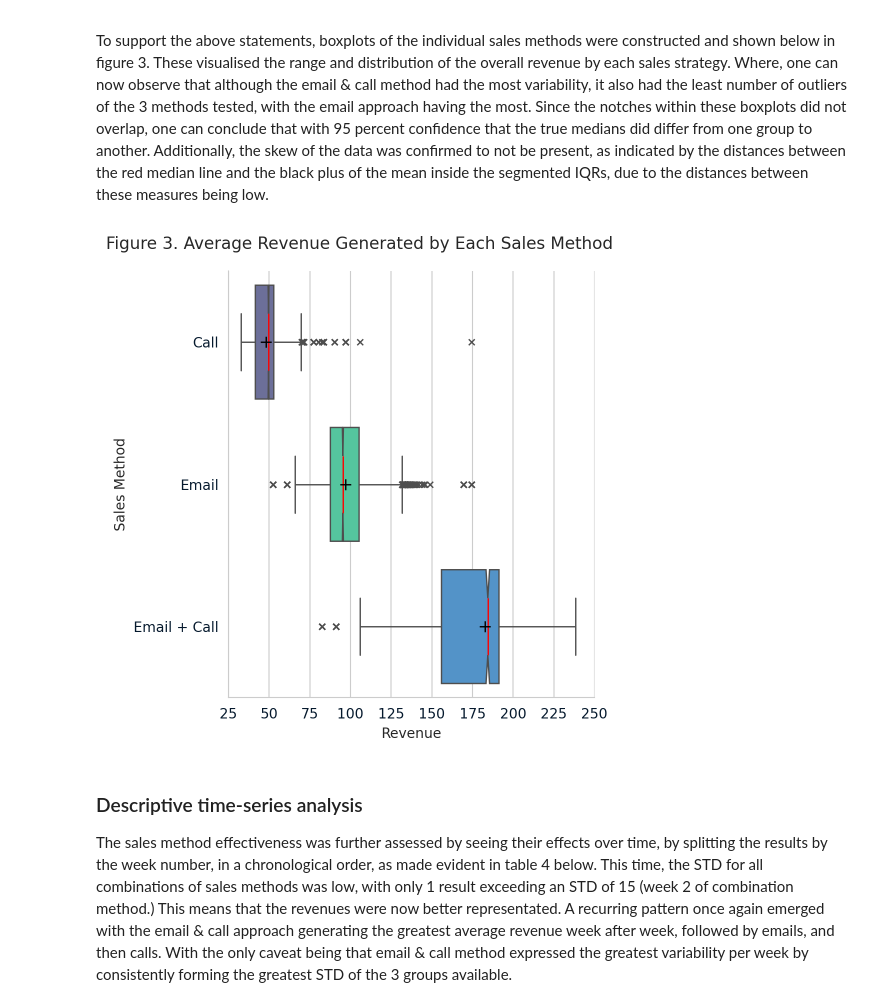
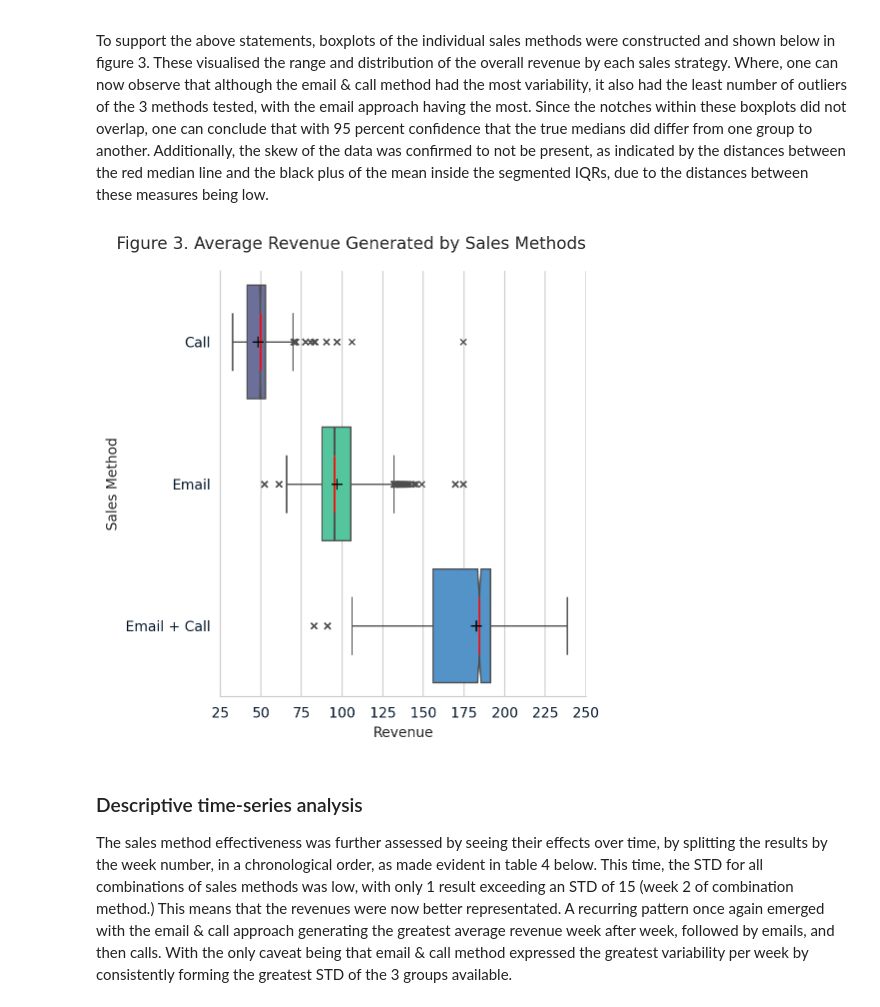
Before and after one commit to David-Golacis/Product-Sales-Analysis, a Jupyter notebook: Original notebook/notebook.ipynb, the cells around one changed output. Cells and saved outputs as stored; diff of their text form; code cells hidden in the pictures.

```diff
--- a/Original notebook/notebook.ipynb
+++ b/Original notebook/notebook.ipynb
@@ -300,18 +316,21 @@ To support the above statements, boxplots of the individual sales methods were c
 # %%
 # Boxplot of average revenue by sales methods
 with sns.axes_style("whitegrid"):
     methods_boxplot = sns.catplot(data=df, kind='box', y='sales_method', x='revenue', notch=True, hue='sales_method',
                                   legend=False, flierprops={"marker": "x"}, fliersize=4,
                                   medianprops={"color": "r", "linewidth": 1}, showmeans=True,
                                   meanprops={"marker": "+", "markeredgecolor": "black", "markersize": "8"})
+
     # Title
-    methods_boxplot.fig.suptitle("Figure 3. Average Revenue Generated by Each Sales Method", y=1.04)
-    # X ticks and labels
+    methods_boxplot.fig.suptitle("Figure 3. Average Revenue Generated by Sales Methods", y=1.04)
+
+    # Tick markers
     methods_boxplot.set(xlim=(25, 250), xticks=np.linspace(25, 250, 10))
+
     # Axes labels
     methods_boxplot.set_axis_labels('Revenue', 'Sales Method')
 # %% [output]
-[figure, old version]
+[figure, new version]
 # %% [markdown]
 ### Descriptive time-series analysis
 
```
Also changed, not shown: parts of 24 cells of this notebook, 34 other files.
